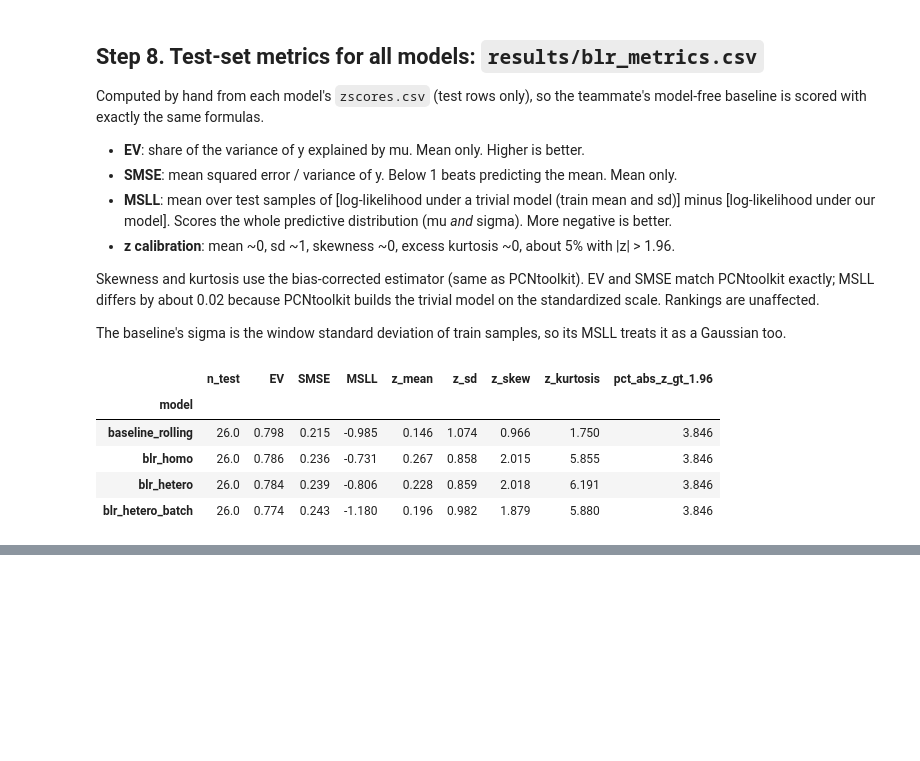
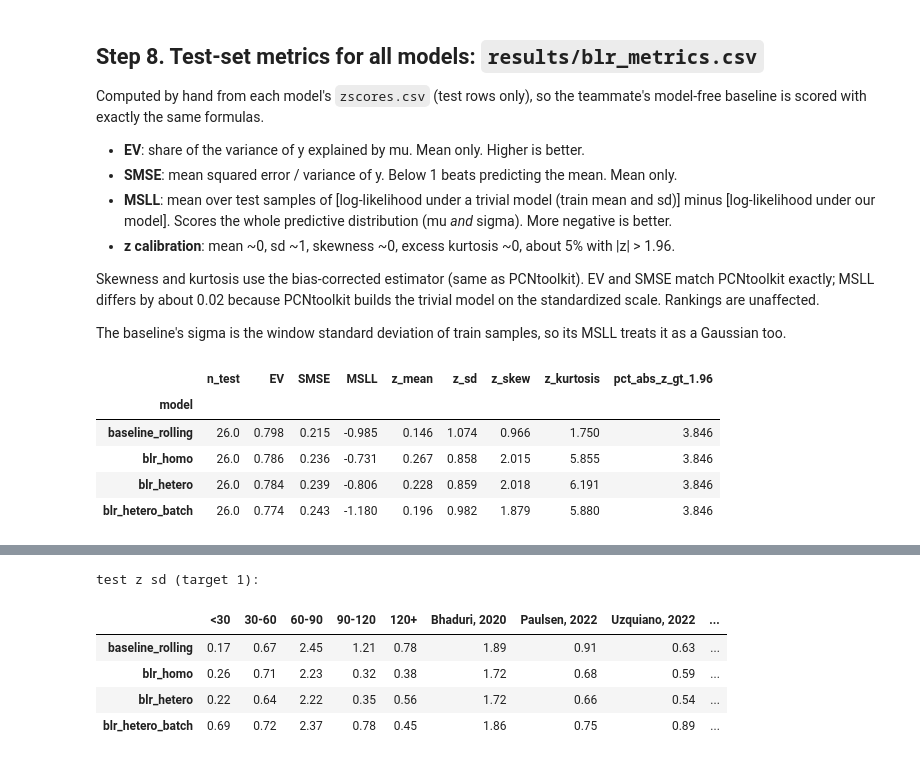
Before and after one commit to Liberty23513/organoid-growth-charts, a Jupyter notebook: notebooks/03_pcntoolkit_blr.ipynb, the cells around one changed output, grey strips where cells are left out. Cells and saved outputs as stored; diff of their text form; code cells hidden in the pictures; blank space fills up the shorter version.

```diff
--- a/notebooks/03_pcntoolkit_blr.ipynb
+++ b/notebooks/03_pcntoolkit_blr.ipynb
@@ -526,0 +610,19 @@ metrics.round(3)
+# %%
+# The same numbers as a table: test z sd per age bin and per publication, all models.
+rows = {}
+for m in MODELS:
+    z = pd.read_csv(ROOT / "results" / m / "zscores.csv")
+    z["age_bin"] = pd.cut(z["age"], AGE_BINS, labels=AGE_LABELS)
+    te = z[z["split"] == "test"]
+    rows[m] = pd.concat([te.groupby("age_bin", observed=True)["z"].std(),
+                         te.groupby("publication")["z"].std()])
+sd_table = pd.DataFrame(rows).T
+print("test z sd (target 1):")
+sd_table.round(2)
+# %% [output]
+test z sd (target 1):
+|  | <30 | 30-60 | 60-90 | 90-120 | 120+ | Bhaduri, 2020 | Paulsen, 2022 | Uzquiano, 2022 | ... |
+| baseline_rolling | 0.17 | 0.67 | 2.45 | 1.21 | 0.78 | 1.89 | 0.91 | 0.63 | ... |
+| blr_homo | 0.26 | 0.71 | 2.23 | 0.32 | 0.38 | 1.72 | 0.68 | 0.59 | ... |
+| blr_hetero | 0.22 | 0.64 | 2.22 | 0.35 | 0.56 | 1.72 | 0.66 | 0.54 | ... |
+| blr_hetero_batch | 0.69 | 0.72 | 2.37 | 0.78 | 0.45 | 1.86 | 0.75 | 0.89 | ... |
```
Also changed, not shown: parts of 2 cells of this notebook, 4 other files.
